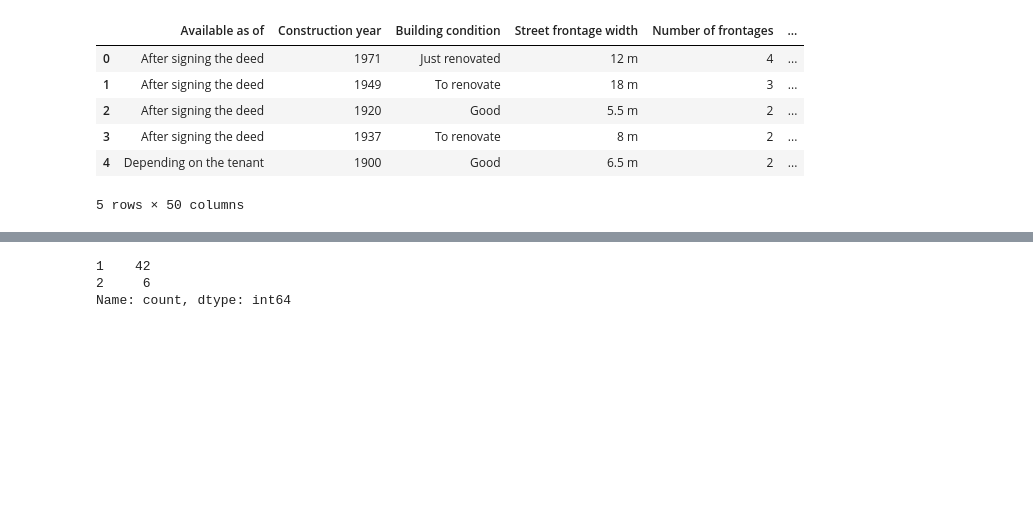
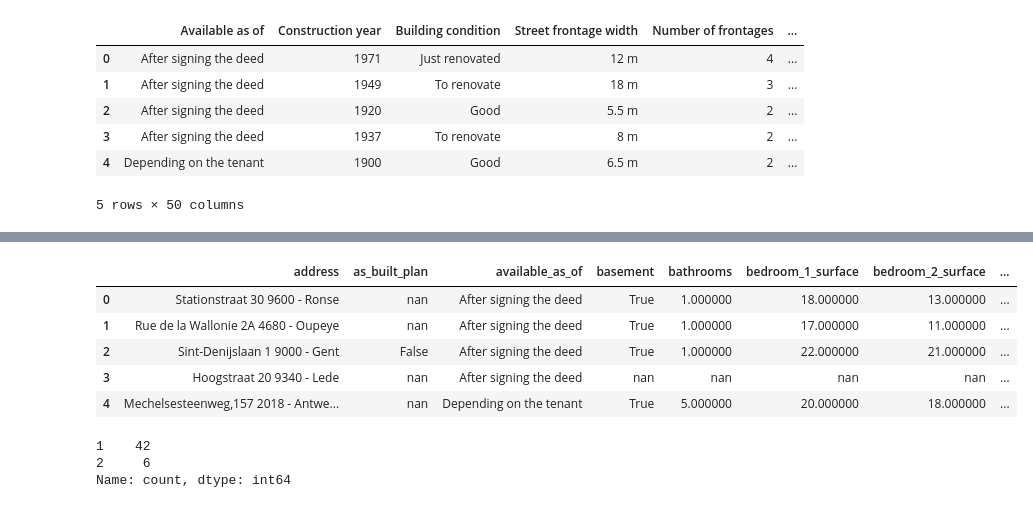
Before and after one commit to adamcseresznye/Belgian-House-Price-Predictor, a Jupyter notebook: notebooks/NB_2_ACs_Basic_clean_up_after_scraping.ipynb, the cells around one changed output, grey strips where cells are left out. Drawn from its saved outputs; the diff is of its cells as text; code cells hidden in the pictures; blank space fills up the shorter version.

```diff
--- a/notebooks/NB_2_ACs_Basic_clean_up_after_scraping.ipynb
+++ b/notebooks/NB_2_ACs_Basic_clean_up_after_scraping.ipynb
@@ -217,3 +59,103 @@ pre_processed_dataframe
+# %%
+def pre_process_dataframe(df):
+    def extract_numbers(df, columns):
+        for column in columns:
+            try:
+                df[column] = df[column].str.extract(r"(\d+)").astype("float32")
+            except Exception as e:
+                print(f"Error processing column {column}: {e}")
+        return df
+
+    def map_values(df, columns):
+        for column in columns:
+            try:
+                df[column] = df[column].map({"Yes": True, None: False, "No": False})
+            except Exception as e:
+                print(f"Error processing column {column}: {e}")
+        return df
+
+    number_columns = [
+        "construction_year",
+        "street_frontage_width",
+        "number_of_frontages",
+        "covered_parking_spaces",
+        "outdoor_parking_spaces",
+        "living_area",
+        "living_room_surface",
+        "kitchen_surface",
+        "bedrooms",
+        "bedroom_1_surface",
+        "bedroom_2_surface",
+        "bedroom_3_surface",
+        "bathrooms",
+        "toilets",
+        "surface_of_the_plot",
+        "width_of_the_lot_on_the_street",
+        "garden_surface",
+        "primary_energy_consumption",
+        "co2_emission",
+        "yearly_theoretical_total_energy_consumption",
+        "price",
+        "cadastral_income",
+    ]
+
+    boolean_columns = [
+        "basement",
+        "furnished",
+        "gas_water__electricity",
+        "double_glazing",
+        "planning_permission_obtained",
+        "tv_cable",
+        "dining_room",
+        "proceedings_for_breach_of_planning_regulations",
+        "subdivision_permit",
+        "tenement_building",
+    ]
+
+    return (
+        df.sort_index(axis=1)
+        .fillna(np.nan)
+        .rename(
+            columns=lambda column: column.lower()
+            .replace(" ", "_")
+            .replace("&", "")
+            .replace(",", "")
+        )
+        .rename(columns={"co₂_emission": "co2_emission"})
+        .pipe(lambda df: extract_numbers(df, number_columns))
+        .pipe(lambda df: map_values(df, boolean_columns))
+        .assign(
+            flood_zone_type=lambda df: df.flood_zone_type.map(
+                {
+                    "Non flood zone": False,
+                    "No": False,
+                    "Possible flood zone": True,
+                }
+            ),
+            connection_to_sewer_network=lambda df: df.connection_to_sewer_network.map(
+                {
+                    "Connected": True,
+                    "Not connected": False,
+                }
+            ),
+            as_built_plan=lambda df: df.as_built_plan.map(
+                {
+                    "Yes, conform": True,
+                    "No": False,
+                }
+            ),
+        )
+    )
+
+
+pre_process_dataframe(df).head().style.set_sticky(axis=0)
+# %% [output]
+|  | address | as_built_plan | available_as_of | basement | bathrooms | bedroom_1_surface | bedroom_2_surface | ... |
+| 0 | Stationstraat 30 9600 - Ronse | nan | After signing the deed | True | 1.000000 | 18.000000 | 13.000000 | ... |
+| 1 | Rue de la Wallonie 2A 4680 - Oupeye | nan | After signing the deed | True | 1.000000 | 17.000000 | 11.000000 | ... |
+| 2 | Sint-Denijslaan 1 9000 - Gent | False | After signing the deed | True | 1.000000 | 22.000000 | 21.000000 | ... |
+| 3 | Hoogstraat 20 9340 - Lede | nan | After signing the deed | nan | nan | nan | nan | ... |
+| 4 | Mechelsesteenweg,157 2018 - Antwe... | nan | Depending on the tenant | True | 5.000000 | 20.000000 | 18.000000 | ... |
 # %%
 (
     df["Construction year"]
```
Also changed, not shown: parts of 2 cells of this notebook.
